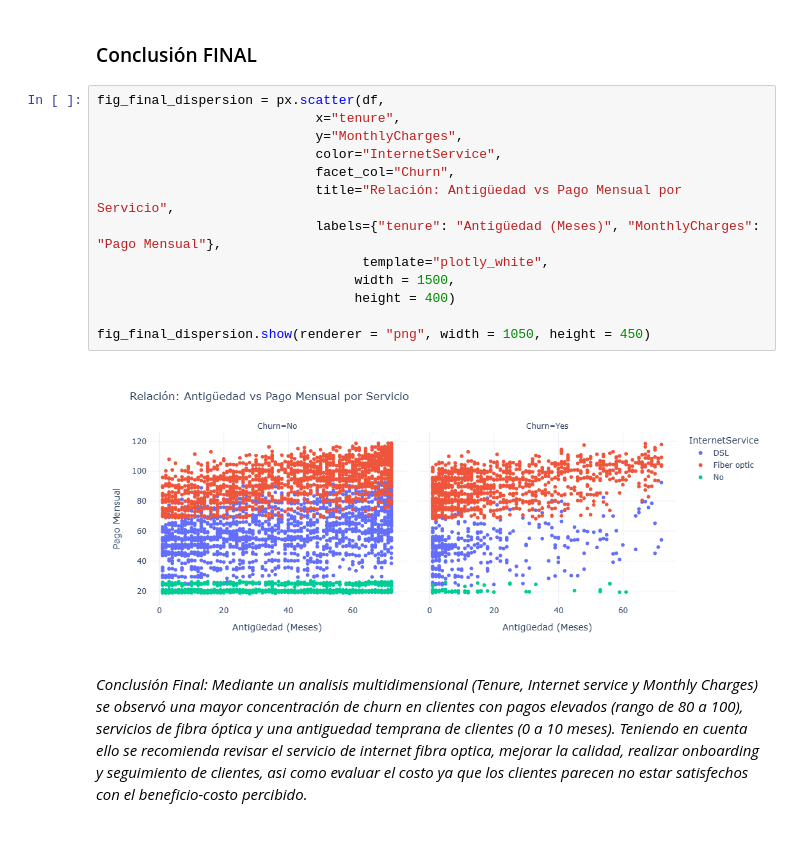
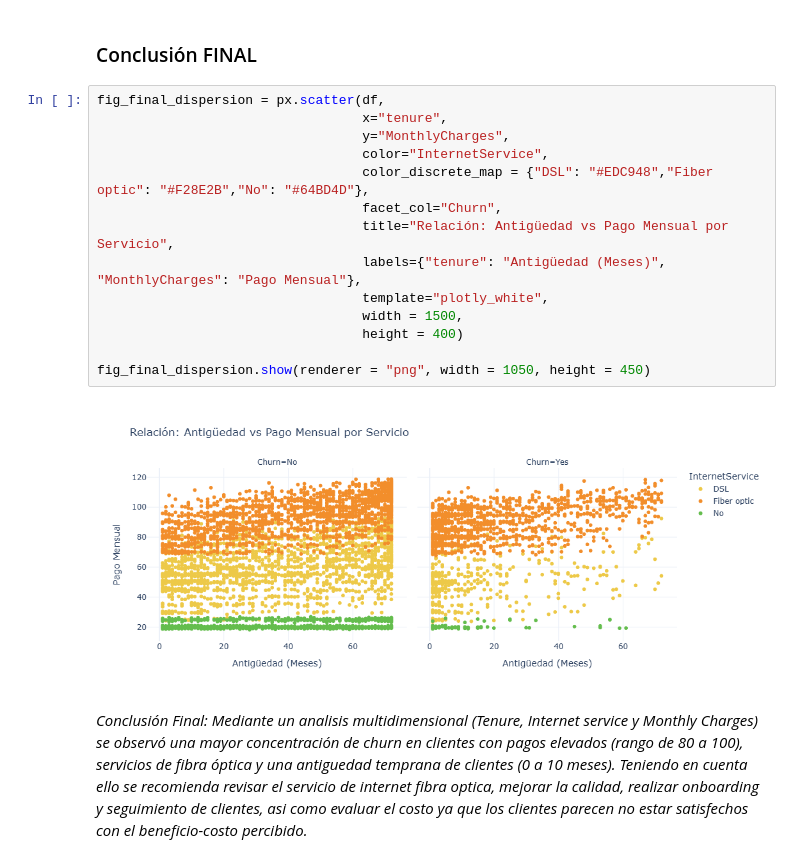
Before and after one commit to bryanventura-data/Analysis-Telco-Customer-Churn, a Jupyter notebook: Limpieza y análisis EDA.ipynb, the cells around one changed output. Drawn from its saved outputs; the diff is of its cells as text.

```diff
--- a/Limpieza y análisis EDA.ipynb
+++ b/Limpieza y análisis EDA.ipynb
@@ -385,18 +389,19 @@ print(f" * El churn de clientes sin internet representa el {porc_Churn_No}% del
 ### Conclusión FINAL
 # %%
 fig_final_dispersion = px.scatter(df,
-                            x="tenure",
-                            y="MonthlyCharges",
-                            color="InternetService",
-                            facet_col="Churn",
-                            title="Relación: Antigüedad vs Pago Mensual por Servicio",
-                            labels={"tenure": "Antigüedad (Meses)", "MonthlyCharges": "Pago Mensual"},
+                                  x="tenure",
+                                  y="MonthlyCharges",
+                                  color="InternetService",
+                                  color_discrete_map = {"DSL": "#EDC948","Fiber optic": "#F28E2B","No": "#64BD4D"},
+                                  facet_col="Churn",
+                                  title="Relación: Antigüedad vs Pago Mensual por Servicio",
+                                  labels={"tenure": "Antigüedad (Meses)", "MonthlyCharges": "Pago Mensual"},
                                   template="plotly_white",
-                                 width = 1500,
-                                 height = 400)
+                                  width = 1500,
+                                  height = 400)
 
 fig_final_dispersion.show(renderer = "png", width = 1050, height = 450)
 # %% [output]
-[figure, old version]
+[figure, new version]
 # %% [markdown]
 *Conclusión Final: Mediante un analisis multidimensional (Tenure, Internet service y Monthly Charges) se observó  una mayor concentración de churn en clientes con pagos elevados (rango de 80 a 100), servicios de fibra óptica y una antiguedad temprana de clientes (0 a 10 meses). Teniendo en cuenta ello se recomienda revisar el servicio de internet fibra optica, mejorar la calidad, realizar onboarding y seguimiento de clientes, asi como evaluar el costo ya que los clientes parecen no estar satisfechos con el beneficio-costo percibido.*
```
Also changed, not shown: parts of 1 cell of this notebook.
